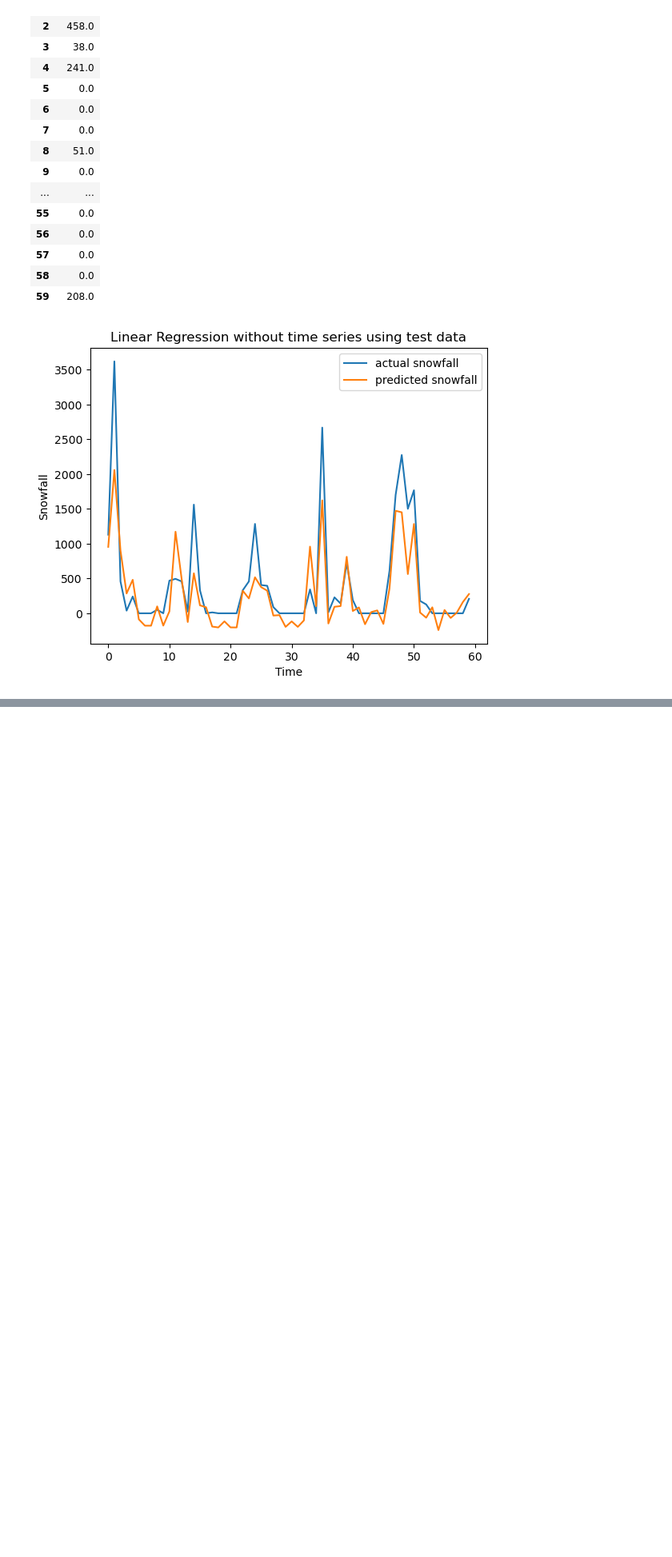
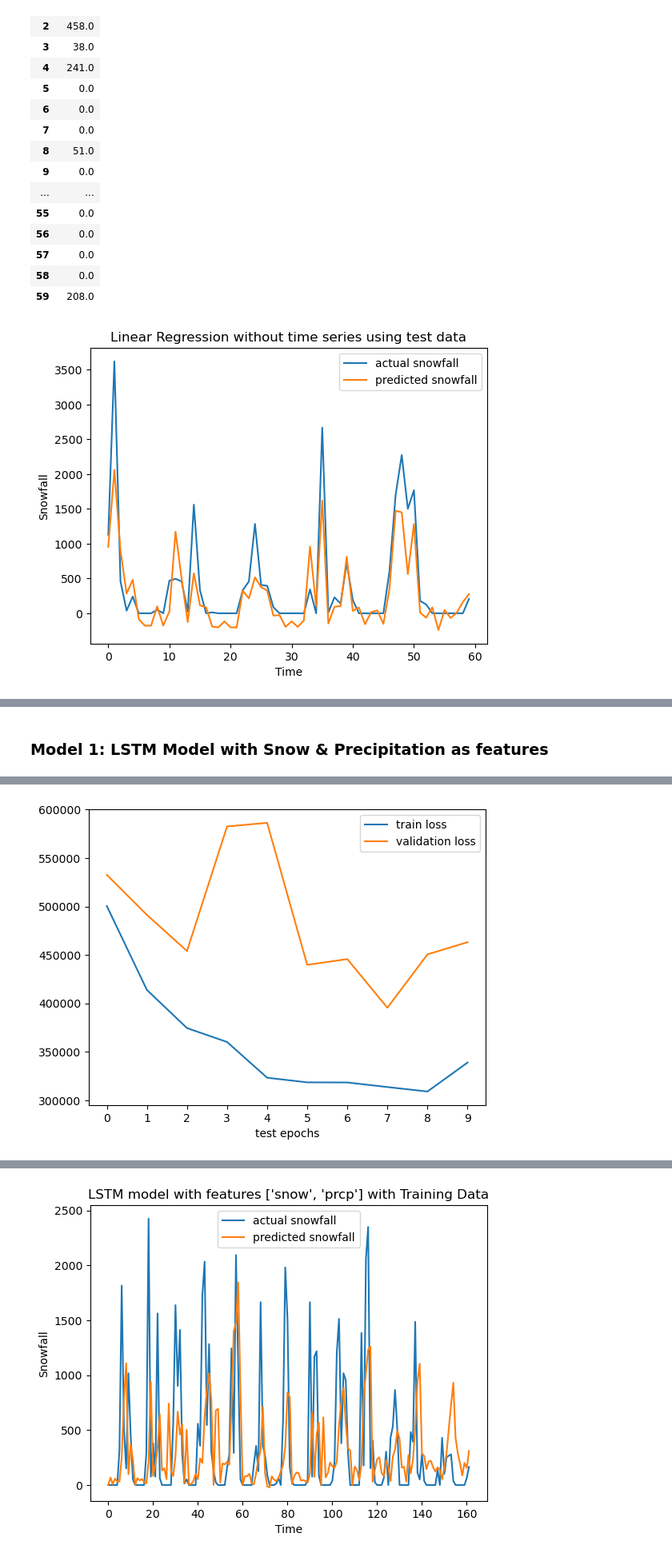
Before and after one commit to sidmanu/MIDS-W207-DeforestationAndClimate, a Jupyter notebook: notebooks/model.ipynb, the cells around one changed output, grey strips where cells are left out. Shown at 80% size. Saved outputs shown, nothing was run; the diff lists cells and outputs as text; code cells hidden in the pictures; blank space fills up the shorter version.

```diff
--- a/notebooks/model.ipynb
+++ b/notebooks/model.ipynb
@@ -186,6 +193,7 @@ def create_sequences(data, window_size, seq_features, target_variable):
     return np.array(xs), np.array(ys)
 
 
+# Splits train, test and val data into sequential datasets, suitable for Time Series analysis
 def create_sequential_datasets(train, test, val, window_size, lstm_features, target_variable='snow'):
 
     X_seq_train, y_seq_train = create_sequences(train, window_size,lstm_features,target_variable)
@@ -196,7 +204,7 @@ def create_sequential_datasets(train, test, val, window_size, lstm_features, tar
 
 
 
-X_seq_train, y_seq_train, X_seq_test, y_set_test, X_seq_val, y_seq_val = create_sequential_datasets(train, test, val, window_size=5, lstm_features=['snow','prcp'], target_variable='snow')
+#X_seq_train, y_seq_train, X_seq_test, y_set_test, X_seq_val, y_seq_val = create_sequential_datasets(train, test, val, window_size=5, lstm_features=['snow','prcp'], target_variable='snow')
 # %%
 import tensorflow as tf
 import tensorflow.keras as keras
@@ -210,8 +218,6 @@ def build_model(input_shape, hidden_layer_sizes, activation, learning_rate, metr
 
     #model.add(keras.layers.Flatten())
     model.add(keras.layers.LSTM(8, activation='relu', input_shape=input_shape))
-
-    #model.add(keras.layers.Dense(10))
 
     for hidden_layer_size in hidden_layer_sizes:
         model.add(keras.layers.Dense(units=hidden_layer_size, activation=activation))
@@ -236,22 +242,22 @@ def train_and_evaluate_model(selected_features, num_epochs, learning_rate, metri
     model = build_model(input_shape, [], activation='relu', learning_rate=learning_rate, metric=metric)
 
 
-    # Train the model
+    # Train the model, also pass in the validation dataset
     history = model.fit(X_seq_train, y_seq_train, epochs=num_epochs, validation_data=(X_seq_val, y_seq_val))
 
     # Retrieve the testing metrics (after each test epoch) and the final validation
         # accuracy.
-    train_accuracy = history.history['loss']
-    val_accuracy = history.history['val_loss']
-    plt.plot(train_accuracy, label='train loss')
-    plt.plot(val_accuracy, label='validation loss')
+    train_loss = history.history['loss']
+    val_loss = history.history['val_loss']
+    plt.plot(train_loss, label='train loss')
+    plt.plot(val_loss, label='validation loss')
     plt.xticks(range(num_epochs))
     plt.xlabel('test epochs')
     plt.legend()
     plt.show()
 
-    print('At last epoch, training loss: %1.4f' %train_accuracy[-1])
-    print('At last epoch, Validation loss: %1.4f' %val_accuracy[-1])
+    print('At last epoch, training loss: %1.4f' %train_loss[-1])
+    print('At last epoch, Validation loss: %1.4f' %val_loss[-1])
 
 
     # Predictions from training data
@@ -265,6 +271,3 @@ def train_and_evaluate_model(selected_features, num_epochs, learning_rate, metri
 
 
     return model
-
-
-train_and_evaluate_model(['snow','prcp'], num_epochs=10, learning_rate=0.01, metric='accuracy')
@@ -299,0 +274,5 @@ At last epoch, Validation loss: 455916.9688
+# %% [markdown]
+### Model 1: LSTM Model with Snow  & Precipitation as features
+# %%
+model1 = train_and_evaluate_model(['snow','prcp'], num_epochs=10, learning_rate=0.01, metric='accuracy')
+# %% [output]
@@ -299,0 +299 @@ At last epoch, Validation loss: 455916.9688
+[figure, added]
@@ -299,0 +303 @@ At last epoch, Validation loss: 455916.9688
+[figure, added]
```
Also changed, not shown: parts of 9 cells of this notebook.
